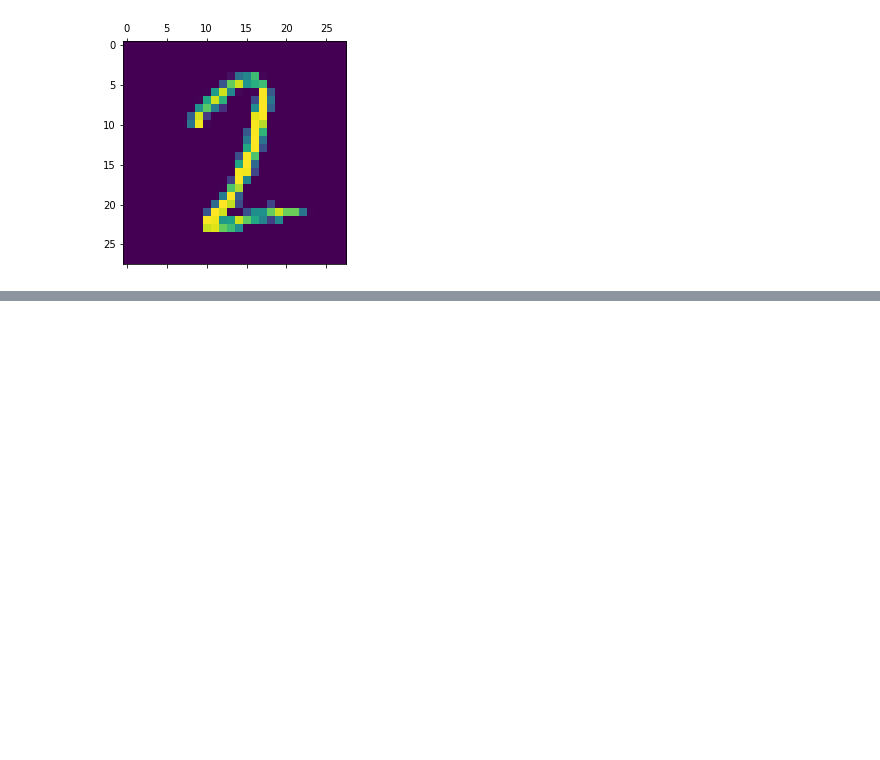
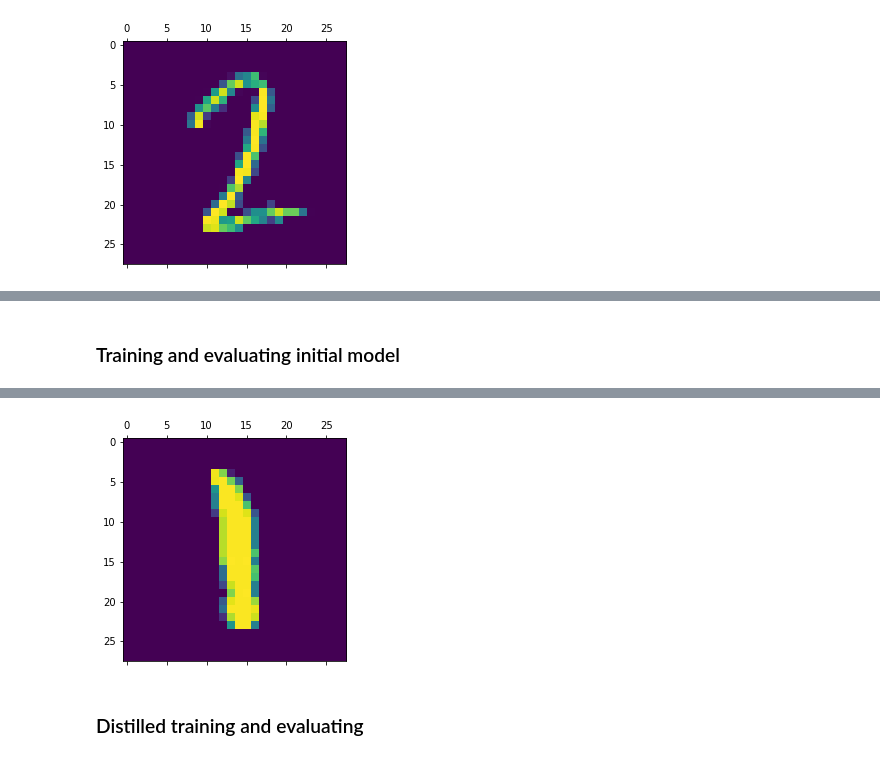
Before and after one commit to jupiterb/ai-garden, a Jupyter notebook: notebooks/NeuralNetworks_TensorFlow_EvasionAttacks.ipynb, the cells around one changed output, grey strips where cells are left out. Drawn from its saved outputs; the diff is of its cells as text; code cells hidden in the pictures; blank space fills up the shorter version.

```diff
--- a/notebooks/NeuralNetworks_TensorFlow_EvasionAttacks.ipynb
+++ b/notebooks/NeuralNetworks_TensorFlow_EvasionAttacks.ipynb
@@ -232,0 +237,39 @@ Prediction: 1:
+# %%
+class TfModelV2(Model):
+
+    def __init__(self, filters=4, kernerl_size=4, nosie=0.15, temperature=20):
+        super(TfModelV2, self).__init__()
+        self.noised = GaussianNoise(nosie)
+        self.conv1 = Conv2D(filters=filters, kernel_size=kernerl_size, activation='relu')
+        self.conv2 = Conv2D(filters=filters, kernel_size=kernerl_size, activation='relu')
+        self.flatten = Flatten()
+        self.dense1 = Dense(10)
+        self.apply_temperature = Lambda(lambda x: x / temperature)
+        self.softmax = Softmax()
+
+    def call(self, x):
+        x = self.noised(x)
+        x = self.conv1(x)
+        x = self.conv2(x)
+        x = self.flatten(x)
+        x = self.dense1(x)
+        x = self.apply_temperature(x)
+        x = self.softmax(x)
+        return x
+# %% [markdown]
+### Training and evaluating initial model
+# %%
+nn_init = NeuralNetworkTrainer(TfModelV2())
+nn_init.train(train_ds, test_ds, epoches=9)
+nn_init.test(x_test, y_test)
+
+classifier_init = nn_init.get_classifier(10, x_train[0].shape)
+
+index = 777
+
+prediction = np.argmax(classifier_init.model.predict(np.array([x_test[index]])), axis=1)[0]
+print('Prediction: {}:'.format(prediction))
+
+plt.matshow(x_test[index])
+plt.show()
+# %% [output]
@@ -232,0 +287,3 @@ Prediction: 1:
+[figure, added]
+# %% [markdown]
+### Distilled training and evaluating
```
Also changed, not shown: parts of 7 cells of this notebook.
